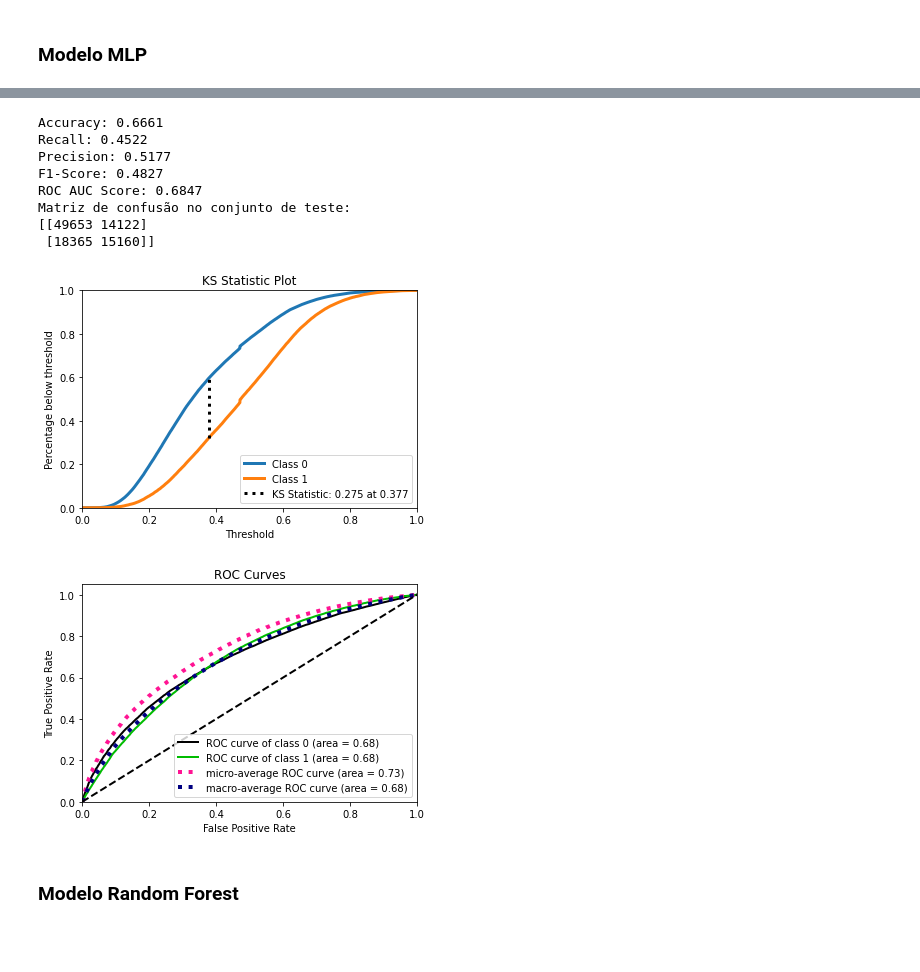
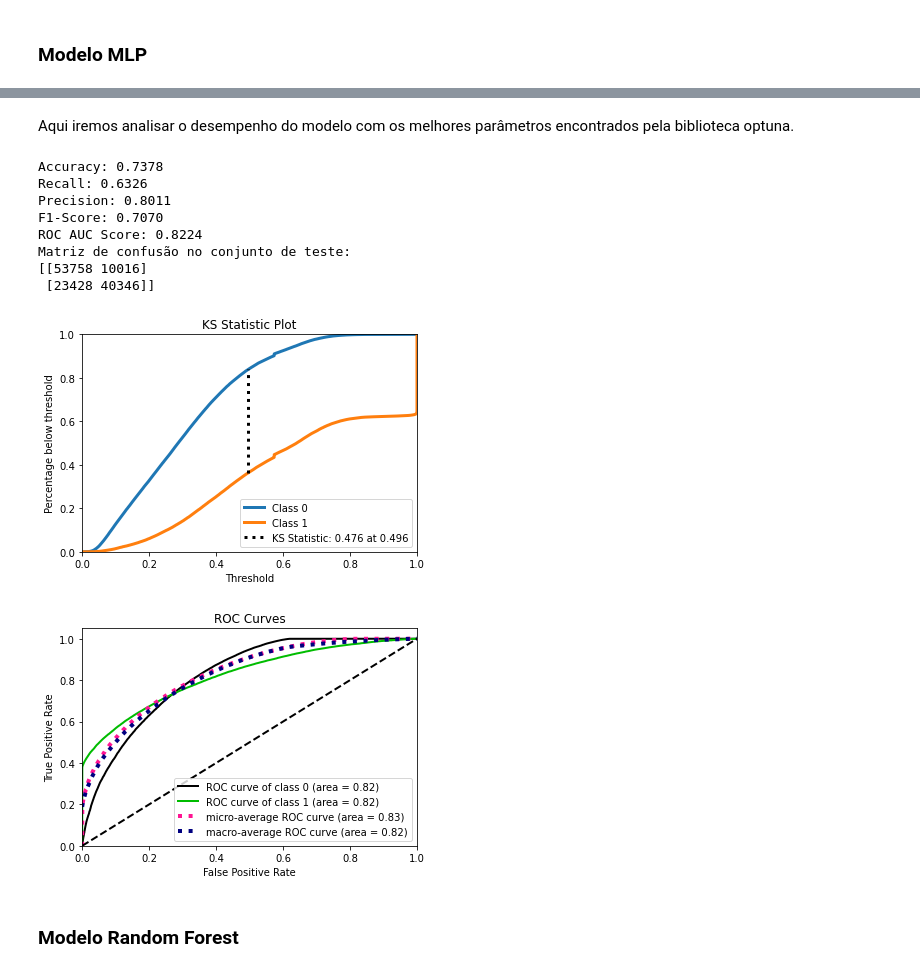
Before and after one commit to KilnerJhow/redes-neurais, a Jupyter notebook: projeto_redes_neurais.ipynb, the cells around one changed output, grey strips where cells are left out. Cells and saved outputs as stored; diff of their text form; code cells hidden in the pictures; blank space fills up the shorter version.

```diff
--- a/projeto_redes_neurais.ipynb
+++ b/projeto_redes_neurais.ipynb
@@ -185,0 +321,2 @@ Quantidade classe 1 treino: 127549
+# %%
+y_train = X_train['class'].values
@@ -370,36 +539,31 @@ mlp_study.best_params
  'activation': 'relu'}
+# %% [markdown]
+Aqui iremos analisar o desempenho do modelo com os melhores parâmetros encontrados pela biblioteca optuna.
 # %%
-def mlp_test(params):
-    mlp_reg = MLPClassifier(
-        hidden_layer_sizes=(params['first_layer_neurons'], params['second_layer_neurons']),
-        learning_rate_init=params['learning_rate_init'],
-        activation=params['activation'],
-        random_state=42
-    )
+mlp_reg = MLPClassifier(
+    hidden_layer_sizes=(mlp_study.best_params['first_layer_neurons'], mlp_study.best_params['second_layer_neurons']),
+    learning_rate_init=mlp_study.best_params['learning_rate_init'],
+    activation=mlp_study.best_params['activation'],
+    random_state=42
+)
 
-    mlp_reg.fit(X_train, y_train)
+mlp_reg.fit(X_train, y_train)
 
-    y_pred_test = mlp_reg.predict(X_test)
-    y_pred_test_proba = mlp_reg.predict_proba(X_test)
+y_pred_valid = mlp_reg.predict(X_valid)
+y_pred_valid_proba = mlp_reg.predict_proba(X_valid)
 
-    print_metrics(y_test, y_pred_test, y_pred_test_proba)
-
-    gc.collect()
-
-    return y_pred_test, y_pred_test_proba
+print_metrics(y_valid, y_pred_valid, y_pred_valid_proba)
+# %% [output]
+Accuracy: 0.7378
+Recall: 0.6326
+Precision: 0.8011
+F1-Score: 0.7070
+ROC AUC Score: 0.8224
+Matriz de confusão no conjunto de teste:
+[[53758 10016]
+ [23428 40346]]
+[figure, added]
+[figure, added]
-# %%
-y_pred_test_mlp, y_pred_test_proba_mlp = mlp_test(mlp_study.best_params)
-# %% [output]
-Accuracy: 0.6661
-Recall: 0.4522
-Precision: 0.5177
-F1-Score: 0.4827
-ROC AUC Score: 0.6847
-Matriz de confusão no conjunto de teste:
-[[49653 14122]
- [18365 15160]]
-[figure, removed]
-[figure, removed]
 # %% [markdown]
 ### Modelo Random Forest
 # %% [markdown]
```
Also changed, not shown: parts of 151 cells of this notebook.
